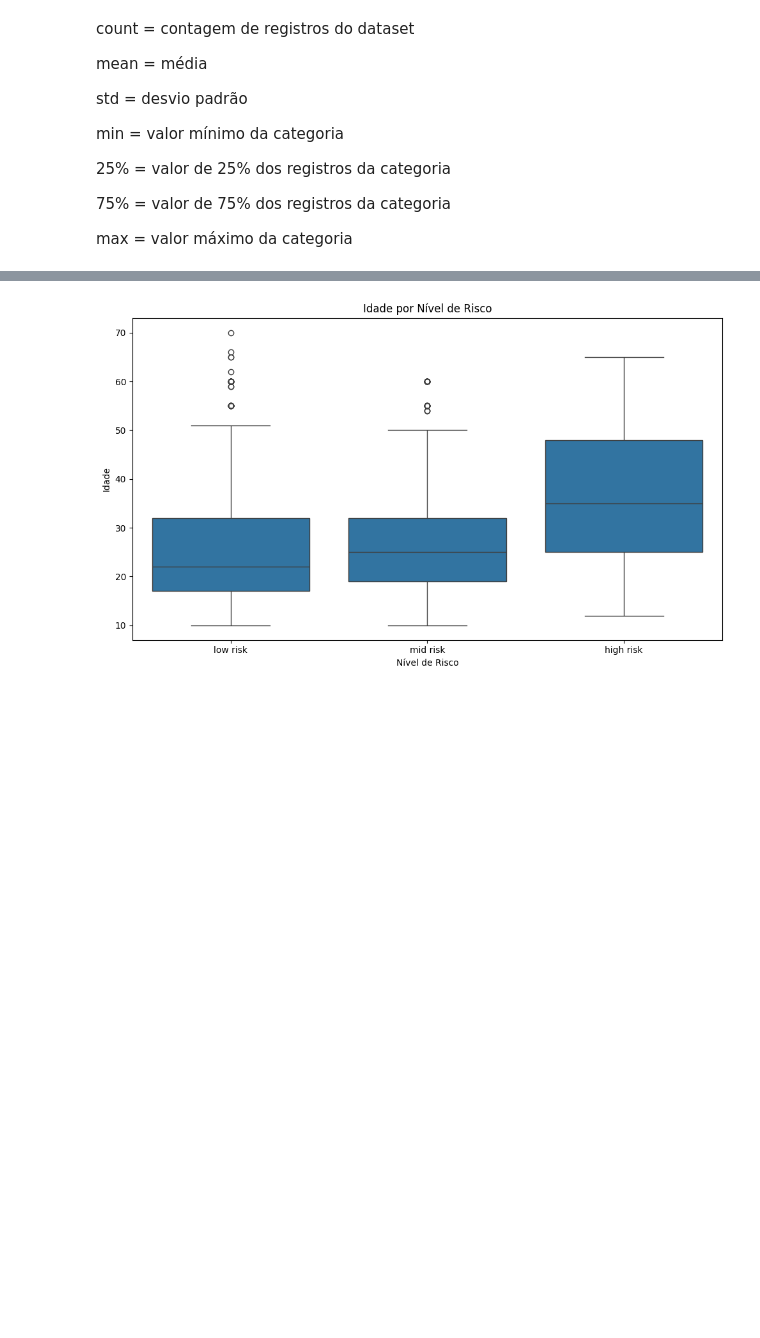
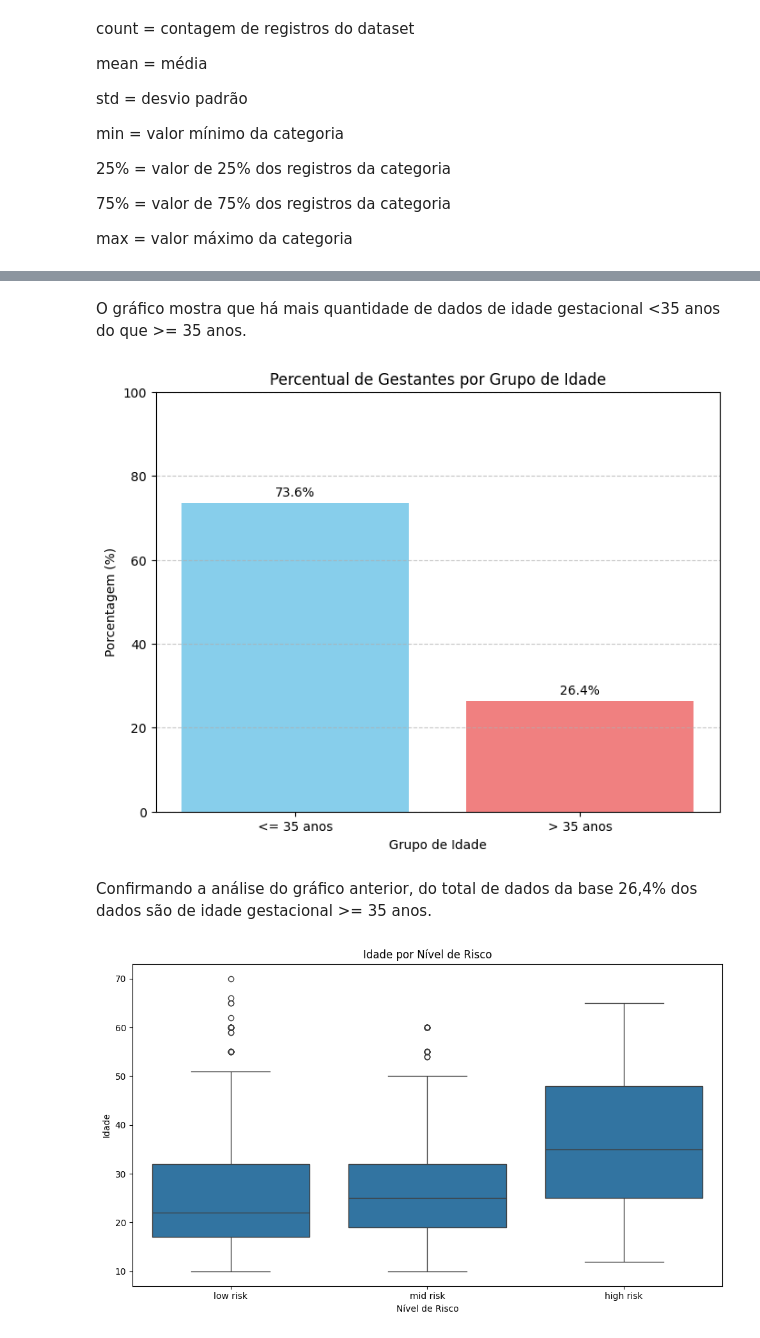
Before and after one commit to AlineFiori/MVP, a Jupyter notebook: Template_Análise_de_Dados_Pregnancy.ipynb, the cells around one changed output, grey strips where cells are left out. Drawn from its saved outputs; the diff is of its cells as text; code cells hidden in the pictures; blank space fills up the shorter version.

```diff
--- a/Template_Análise_de_Dados_Pregnancy.ipynb
+++ b/Template_Análise_de_Dados_Pregnancy.ipynb
@@ -444 +215,50 @@ Dataset.groupby('Nivel_Risco').describe()
+# %% [markdown]
+O gráfico mostra que há mais quantidade de dados de idade gestacional <35 anos do que >= 35 anos.
+# %%
+# 8. Análise de variáveis categóricas: analisando o % da idade <35 anos e > 35 anos
+
+# Criar uma coluna para categorizar a idade
+Dataset['Age_Group'] = Dataset['Idade'].apply(lambda x: '<= 35 anos' if x <= 35 else '> 35 anos')
+
+# Calcular os percentuais para cada grupo de idade
+age_group_percentages = Dataset['Age_Group'].value_counts(normalize=True) * 100
+age_group_percentages_df = age_group_percentages.reset_index()
+age_group_percentages_df.columns = ['Age_Group', 'Percentage']
+
+# Ordenar os grupos de idade para garantir uma ordem consistente no gráfico
+order = ['<= 35 anos', '> 35 anos']
+age_group_percentages_df['Age_Group'] = pd.Categorical(age_group_percentages_df['Age_Group'], categories=order, ordered=True)
+age_group_percentages_df = age_group_percentages_df.sort_values('Age_Group')
+
+# Configurações para o gráfico
+fig, ax = plt.subplots(figsize=(8, 6))
+
+# Plotar as barras
+bars = ax.bar(age_group_percentages_df['Age_Group'], age_group_percentages_df['Percentage'], color=['skyblue', 'lightcoral'])
+
+# Adicionar rótulos, título
+ax.set_xlabel('Grupo de Idade')
+ax.set_ylabel('Porcentagem (%)')
+ax.set_title('Percentual de Gestantes por Grupo de Idade')
+ax.set_ylim(0, 100)
+ax.grid(axis='y', linestyle='--', alpha=0.7)
+
+# Adicionar os valores percentuais nas barras
+for bar in bars:
+    height = bar.get_height()
+    ax.annotate(f'{height:.1f}%',
+                xy=(bar.get_x() + bar.get_width() / 2, height),
+                xytext=(0, 3),
+                textcoords="offset points",
+                ha='center', va='bottom')
+
+# Salvar o gráfico em um arquivo PNG
+plt.savefig('percentual_idade_grupos_matplotlib.png')
+
+# Mostrar o gráfico
+plt.show()
+# %% [output]
+[figure, added]
+# %% [markdown]
+Confirmando a análise do gráfico anterior, do total de dados da base 26,4% dos dados são de idade gestacional >= 35 anos.
 # %%
```
Also changed, not shown: parts of 25 cells of this notebook.
